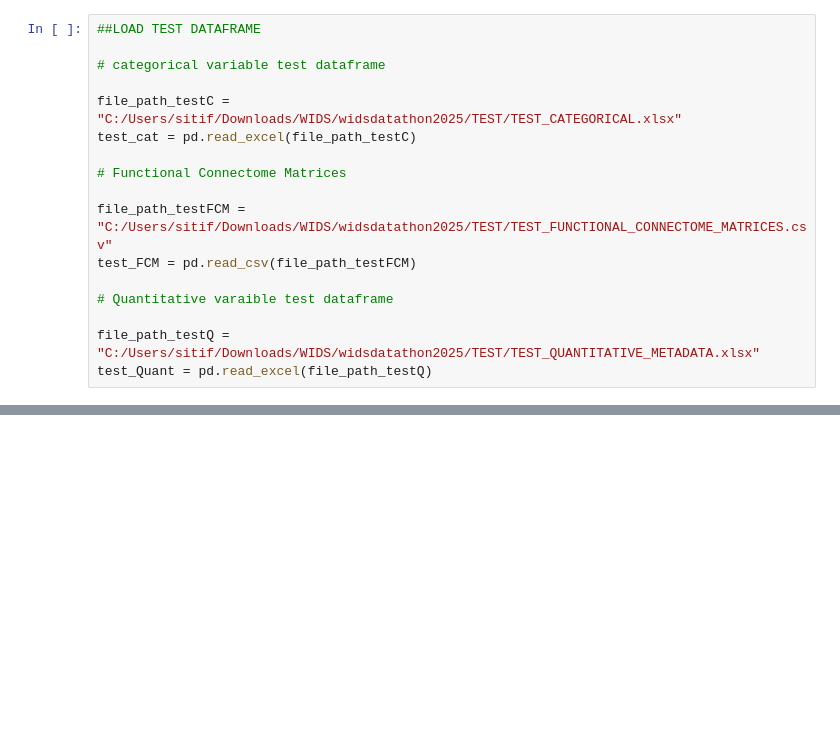
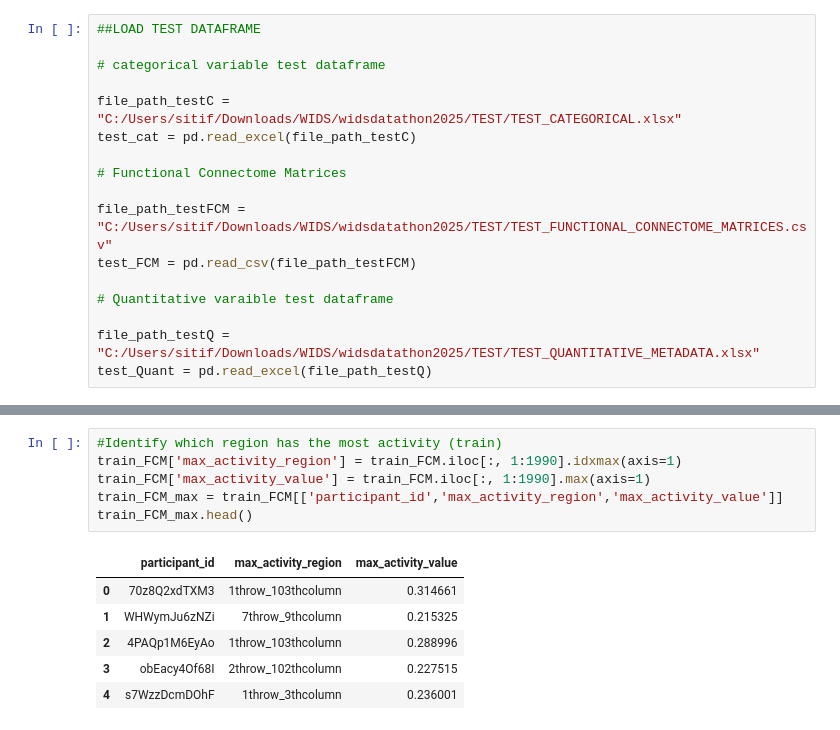
Before and after one commit to fatimahyusof/WiDS, a Jupyter notebook: Wids.ipynb, the cells around one changed output, grey strips where cells are left out. Drawn from its saved outputs; the diff is of its cells as text; blank space fills up the shorter version.

```diff
--- a/Wids.ipynb
+++ b/Wids.ipynb
@@ -82,0 +107,13 @@ test_cat.head()
+# %%
+#Identify which region has the most activity (train)
+train_FCM['max_activity_region'] = train_FCM.iloc[:, 1:1990].idxmax(axis=1)
+train_FCM['max_activity_value'] = train_FCM.iloc[:, 1:1990].max(axis=1)
+train_FCM_max = train_FCM[['participant_id','max_activity_region','max_activity_value']]
+train_FCM_max.head()
+# %% [output]
+|  | participant_id | max_activity_region | max_activity_value |
+| 0 | 70z8Q2xdTXM3 | 1throw_103thcolumn | 0.314661 |
+| 1 | WHWymJu6zNZi | 7throw_9thcolumn | 0.215325 |
+| 2 | 4PAQp1M6EyAo | 1throw_103thcolumn | 0.288996 |
+| 3 | obEacy4Of68I | 2throw_102thcolumn | 0.227515 |
+| 4 | s7WzzDcmDOhF | 1throw_3thcolumn | 0.236001 |
```
Also changed, not shown: parts of 14 cells of this notebook.
